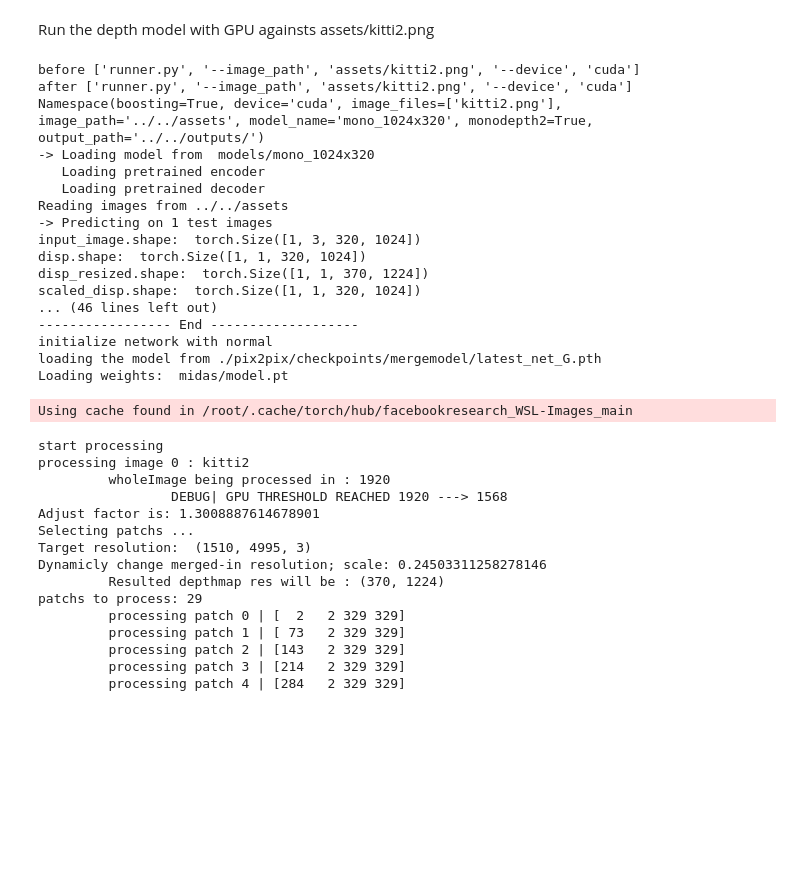
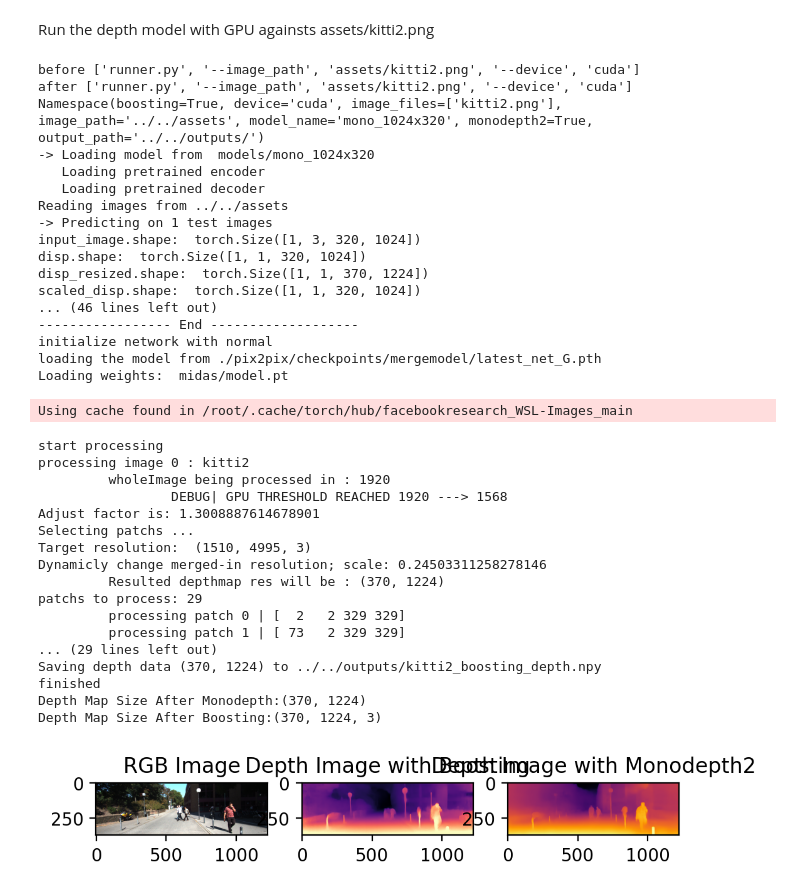
Before and after one commit to hsysuper/augmented-perspective, a Jupyter notebook: AugmentedPerspective.ipynb, the cells around one changed output. Saved outputs shown, nothing was run; the diff lists cells and outputs as text; code cells hidden in the pictures; blank space fills up the shorter version.

```diff
--- a/AugmentedPerspective.ipynb
+++ b/AugmentedPerspective.ipynb
@@ -79,44 +79,40 @@ print("Depth Map Size After Monodepth:{}".format(depth_map_after_monodepth2.shap
 depth_image_after_boosting = io.imread("outputs/kitti2_boosting_depth.png")
 depth_map_after_boosting = np.load("outputs/kitti2_boosting_depth.npy")
 print("Depth Map Size After Boosting:{}".format(depth_map_after_boosting.shape))
-f, ax = plt.subplots(1, 3, dpi=200)
-ax[0].imshow(original_image)
-ax[0].title.set_text('RGB Image')
-ax[1].imshow(depth_image_after_monodepth2)
-ax[1].title.set_text('Depth Image with Boosting')
-ax[2].imshow(depth_image_after_boosting)
-ax[2].title.set_text('Depth Image with Monodepth2')
 # %% [output]
 before ['runner.py', '--image_path', 'assets/kitti2.png', '--device', 'cuda']
 after ['runner.py', '--image_path', 'assets/kitti2.png', '--device', 'cuda']
 Namespace(boosting=True, device='cuda', image_files=['kitti2.png'], image_path='../../assets', model_name='mono_1024x320', monodepth2=True, output_path='../../outputs/')
 -> Loading model from  models/mono_1024x320
    Loading pretrained encoder
    Loading pretrained decoder
 Reading images from ../../assets
 -> Predicting on 1 test images
 input_image.shape:  torch.Size([1, 3, 320, 1024])
 disp.shape:  torch.Size([1, 1, 320, 1024])
 disp_resized.shape:  torch.Size([1, 1, 370, 1224])
 scaled_disp.shape:  torch.Size([1, 1, 320, 1024])
 ... (46 lines left out)
 ----------------- End -------------------
 initialize network with normal
 loading the model from ./pix2pix/checkpoints/mergemodel/latest_net_G.pth
 Loading weights:  midas/model.pt
 Using cache found in /root/.cache/torch/hub/facebookresearch_WSL-Images_main
 start processing
 processing image 0 : kitti2
          wholeImage being processed in : 1920
                  DEBUG| GPU THRESHOLD REACHED 1920 ---> 1568
 Adjust factor is: 1.3008887614678901
 Selecting patchs ...
 Target resolution:  (1510, 4995, 3)
 Dynamicly change merged-in resolution; scale: 0.24503311258278146
          Resulted depthmap res will be : (370, 1224)
 patchs to process: 29
          processing patch 0 | [  2   2 329 329]
          processing patch 1 | [ 73   2 329 329]
-         processing patch 2 | [143   2 329 329]
-         processing patch 3 | [214   2 329 329]
-         processing patch 4 | [284   2 329 329]
+... (29 lines left out)
+Saving depth data (370, 1224) to ../../outputs/kitti2_boosting_depth.npy
+finished
+Depth Map Size After Monodepth:(370, 1224)
+Depth Map Size After Boosting:(370, 1224, 3)
+[figure, added]
```
Also changed, not shown: parts of 1 cell of this notebook.
